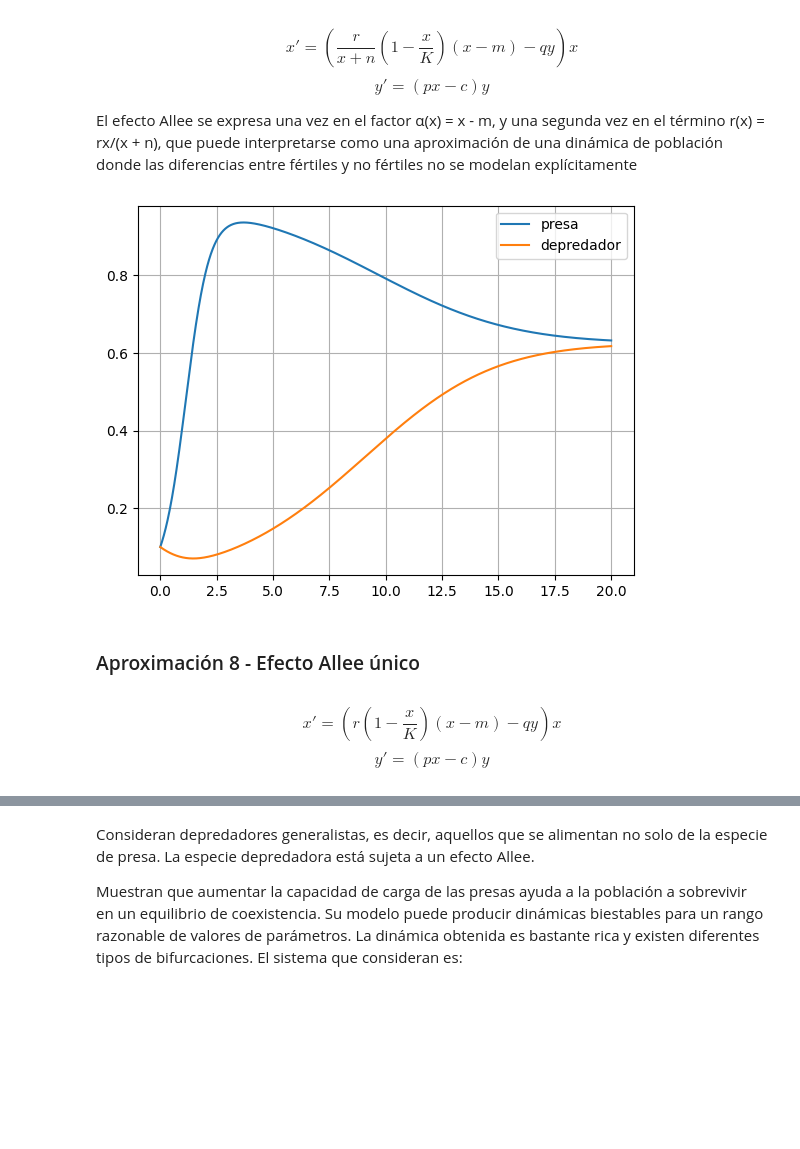
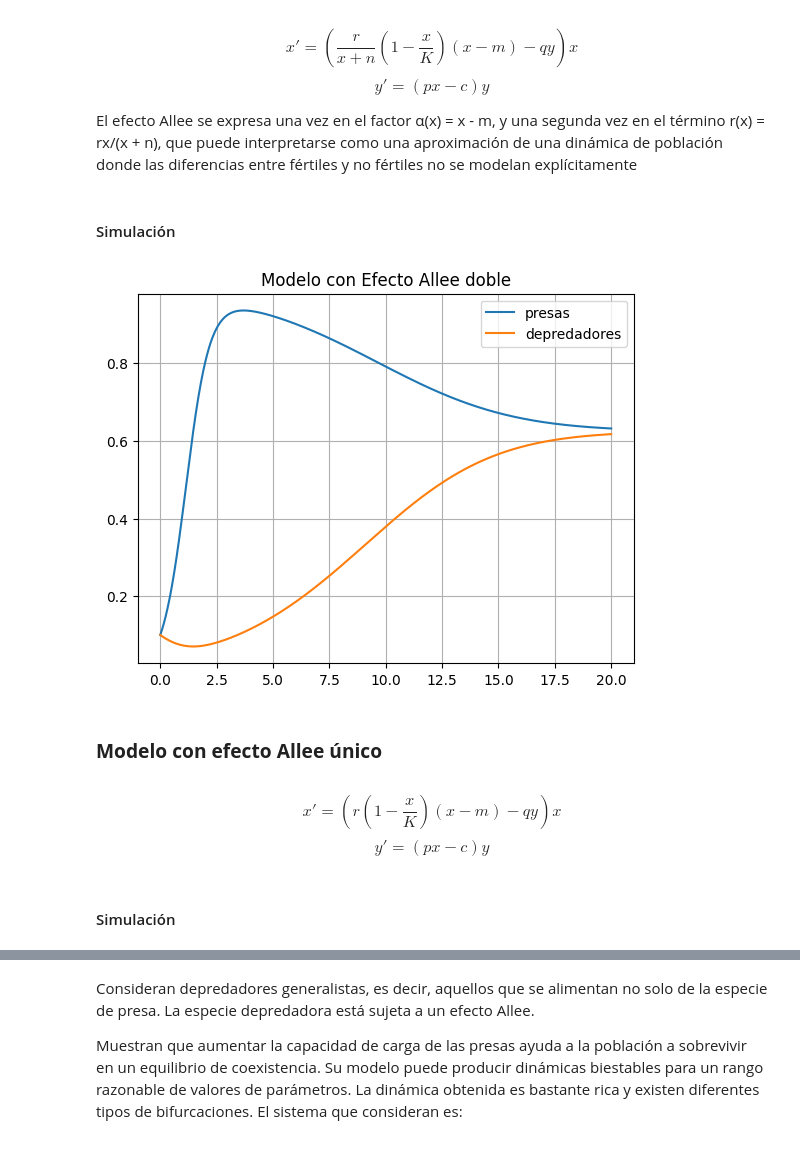
Before and after one commit to Juanjruizr26/Tarea4_MSI, a Jupyter notebook: tarea4.ipynb, the cells around one changed output, grey strips where cells are left out. Saved outputs shown, nothing was run; the diff lists cells and outputs as text; code cells hidden in the pictures; blank space fills up the shorter version.

```diff
--- a/tarea4.ipynb
+++ b/tarea4.ipynb
@@ -127,0 +124,19 @@ m<0
+# %%
+def f(x, t):
+    r = 0.2
+    k = 50
+    m = 0.5
+    dxdt =  r*(1-x/k) * (x-m)*x
+    return dxdt
+
+u0 = 3
+a = 0
+b = 5
+n = 20
+
+t, u = runge_kutta4a(u0, a, b, n)
+plt.plot(t, u, label='población')
+plt.title('Efecto Allee Débil')
+plt.grid()
+plt.legend()
+plt.show()
@@ -334,55 +344,44 @@ $$x' = (\frac{r}{x+n}(1-\frac{x}{K})(x-m)-qy)x$$
 $$y' = (px-c)y$$
 
 El efecto Allee se expresa una vez en el factor α(x) = x - m, y una segunda vez en el término r(x) = rx/(x + n), que puede interpretarse como una aproximación de una dinámica de población donde las diferencias entre fértiles y no fértiles no se modelan explícitamente
+# %% [markdown]
+#### Simulación
 # %%
 def f(t, u):
     x, y = u
     r = 2
     n = 2
     k = 1
     m = -2
     q = 1.2
     p = 0.8
     c = 0.5
     dxdt = ((r/(x+n)) *(1 - x/k) * (x-m)-q*y)*x
     dydt = (p*x-c)*y
     return np.array([dxdt, dydt])
 
-def runge_kutta4(u0, a, b, n):
-    t = np.linspace(a, b, n)
-    h = (b - a) / (n - 1)
-    u = np.zeros((n, 2))
-    u[0] = u0
-
-    for i in range(1, n):
-        k1 = h * f(t[i - 1], u[i - 1])
-        k2 = h * f(t[i - 1] + 0.5 * h, u[i - 1] + 0.5 * k1)
-        k3 = h * f(t[i - 1] + 0.5 * h, u[i - 1] + 0.5 * k2)
-        k4 = h * f(t[i - 1] + h, u[i - 1] + k3)
-        u[i] = u[i - 1] + (1 / 6) * (k1 + 2 * k2 + 2 * k3 + k4)
-
-    x_values, y_values = u[:, 0], u[:, 1]
-    plt.plot(t, x_values, label='presa')
-    plt.plot(t, y_values, label='depredador')
-    plt.grid()
-    plt.legend()
-    plt.show()
-
-    return t, u
-
 u0 = np.array([0.1, 0.1])
 a = 0
 b = 20
 n = 1000
 
 t, u = runge_kutta4(u0, a, b, n)
+
+plt.plot(t, u[:,0], label='presas')
+plt.plot(t, u[:,1], label='depredadores')
+plt.title('Modelo con Efecto Allee doble')
+plt.grid()
+plt.legend()
+plt.show()
 # %% [output]
-[figure, old version]
+[figure, new version]
 # %% [markdown]
-### Aproximación 8 - Efecto Allee único
+### **Modelo con efecto Allee único**
 # %% [markdown]
 $$x' = (r(1-\frac{x}{K})(x-m)-qy)x$$
 $$y' = (px-c)y$$
+# %% [markdown]
+#### Simulación
 # %%
 def f(t, u):
     x, y = u
```
Also changed, not shown: parts of 78 cells of this notebook.
